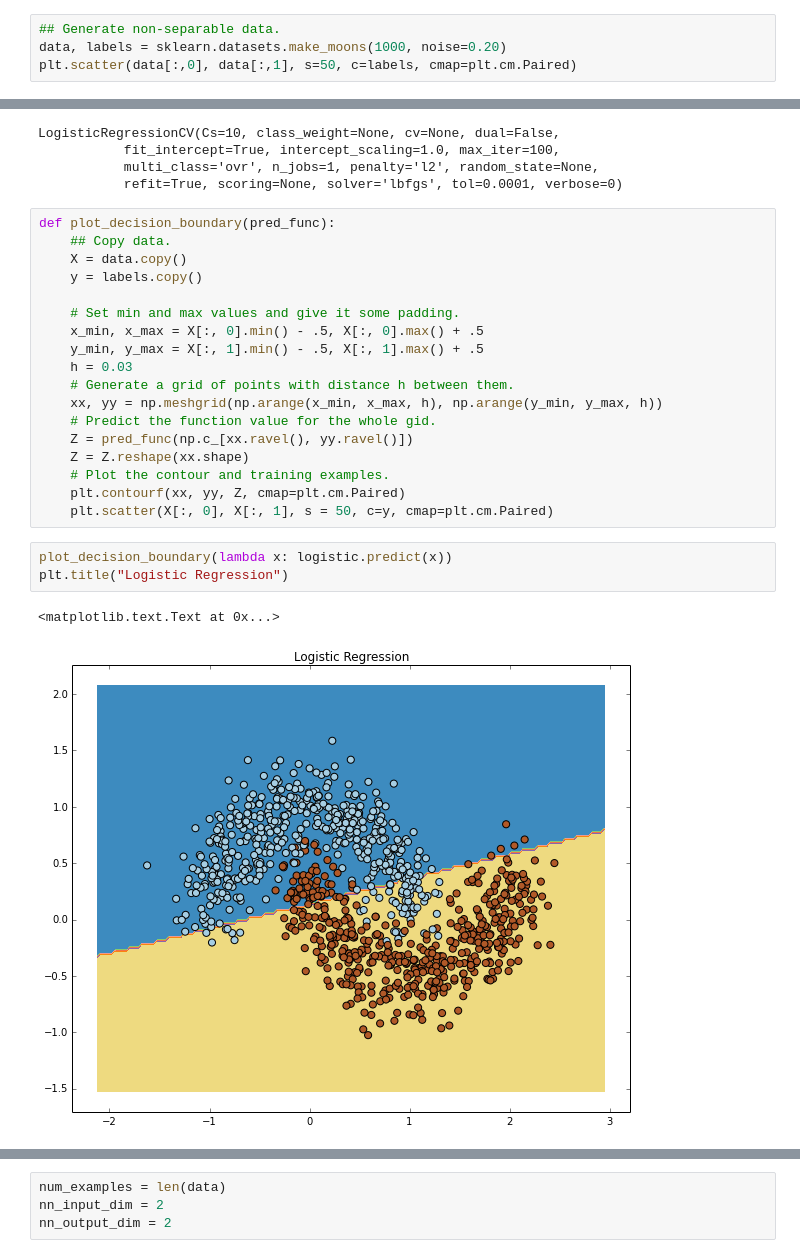
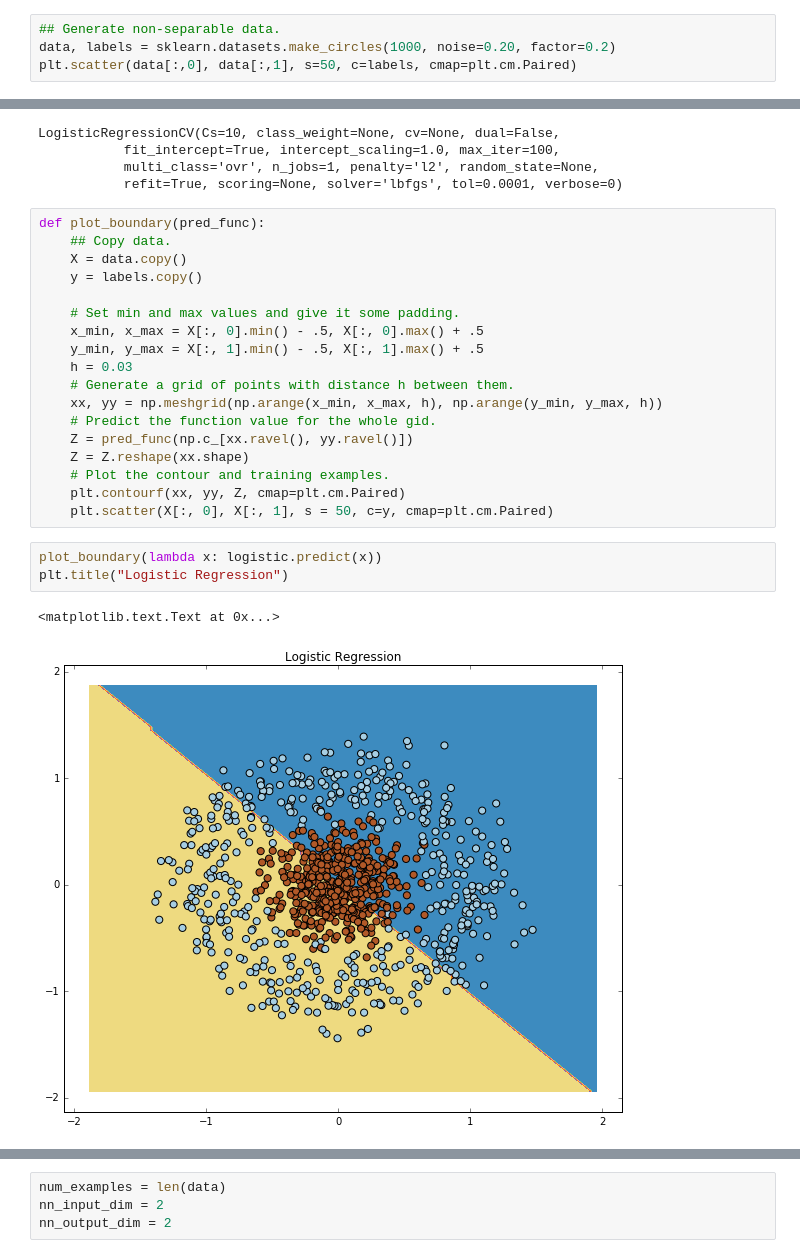
Before and after one commit to masta-g3/summer_networks, a Jupyter notebook: numpy_networks.ipynb, the cells around one changed output, grey strips where cells are left out. Drawn from its saved outputs; the diff is of its cells as text.

```diff
--- a/numpy_networks.ipynb
+++ b/numpy_networks.ipynb
@@ -13,7 +14,7 @@ import matplotlib
 matplotlib.rcParams['figure.figsize'] = (10.0, 8.0)
 # %%
 ## Generate non-separable data.
-data, labels = sklearn.datasets.make_moons(1000, noise=0.20)
+data, labels = sklearn.datasets.make_circles(1000, noise=0.20, factor=0.2)
 plt.scatter(data[:,0], data[:,1], s=50, c=labels, cmap=plt.cm.Paired)
 # %% [output]
 <matplotlib.collections.PathCollection at 0x...>
@@ -30,7 +31,7 @@ LogisticRegressionCV(Cs=10, class_weight=None, cv=None, dual=False,
            multi_class='ovr', n_jobs=1, penalty='l2', random_state=None,
            refit=True, scoring=None, solver='lbfgs', tol=0.0001, verbose=0)
 # %%
-def plot_decision_boundary(pred_func):
+def plot_boundary(pred_func):
     ## Copy data.
     X = data.copy()
     y = labels.copy()
@@ -48,9 +49,9 @@ def plot_decision_boundary(pred_func):
     plt.contourf(xx, yy, Z, cmap=plt.cm.Paired)
     plt.scatter(X[:, 0], X[:, 1], s = 50, c=y, cmap=plt.cm.Paired)
 # %%
-plot_decision_boundary(lambda x: logistic.predict(x))
+plot_boundary(lambda x: logistic.predict(x))
 plt.title("Logistic Regression")
 # %% [output]
 <matplotlib.text.Text at 0x...>
-[figure, old version]
+[figure, new version]
 # %% [markdown]
```
Also changed, not shown: parts of 9 cells of this notebook.
